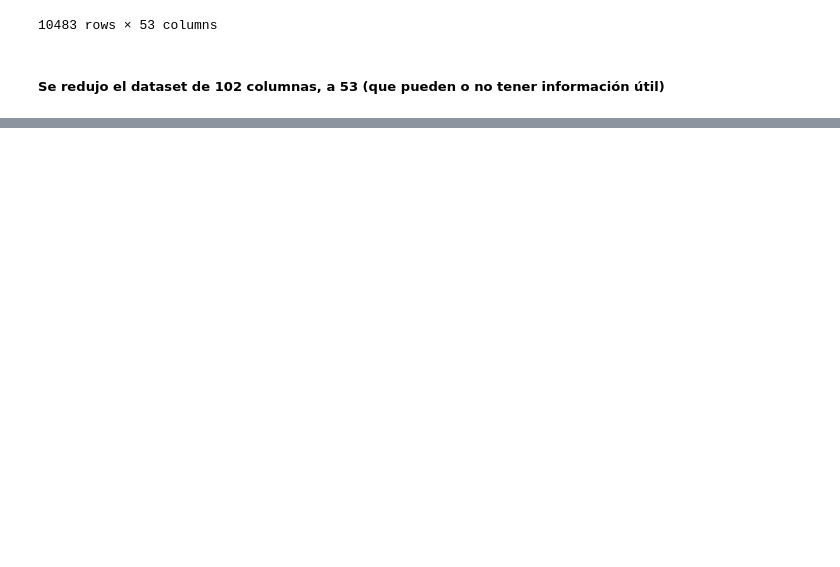
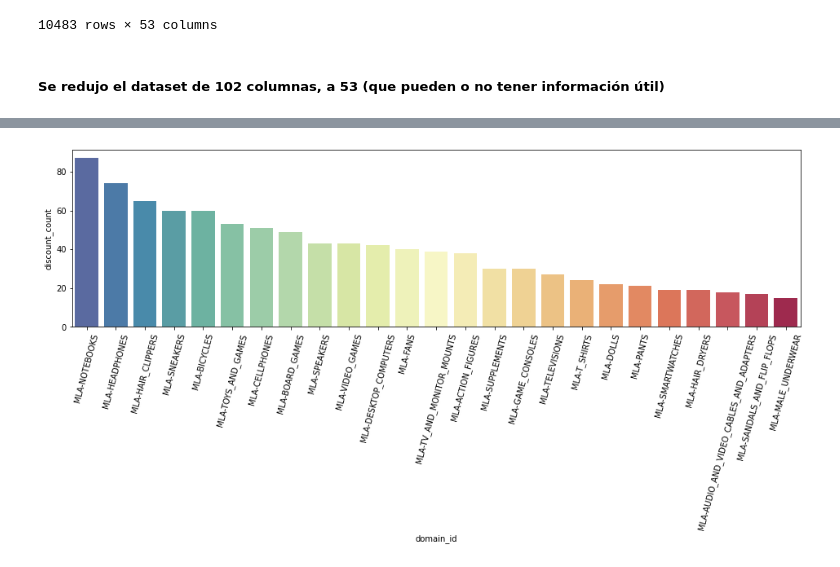
Before and after one commit to panza238/MLC, a Jupyter notebook: Notebooks/MLC_01_ENTREGABLE.ipynb, the cells around one changed output, grey strips where cells are left out. Saved outputs shown, nothing was run; the diff lists cells and outputs as text; code cells hidden in the pictures; blank space fills up the shorter version.

```diff
--- a/Notebooks/MLC_01_ENTREGABLE.ipynb
+++ b/Notebooks/MLC_01_ENTREGABLE.ipynb
@@ -82,0 +251,9 @@ raw_dataset_df
+# %%
+plt.figure(figsize=(16, 4))
+
+bar_plot = sns.barplot(data=top_categories_merge_df, x="domain_id", y="discount_count", palette="Spectral_r")
+
+for cat_label in bar_plot.get_xticklabels():
+    cat_label.set_rotation(75)
+# %% [output]
+[figure, added]
```
Also changed, not shown: parts of 22 cells of this notebook, 1 other file.
